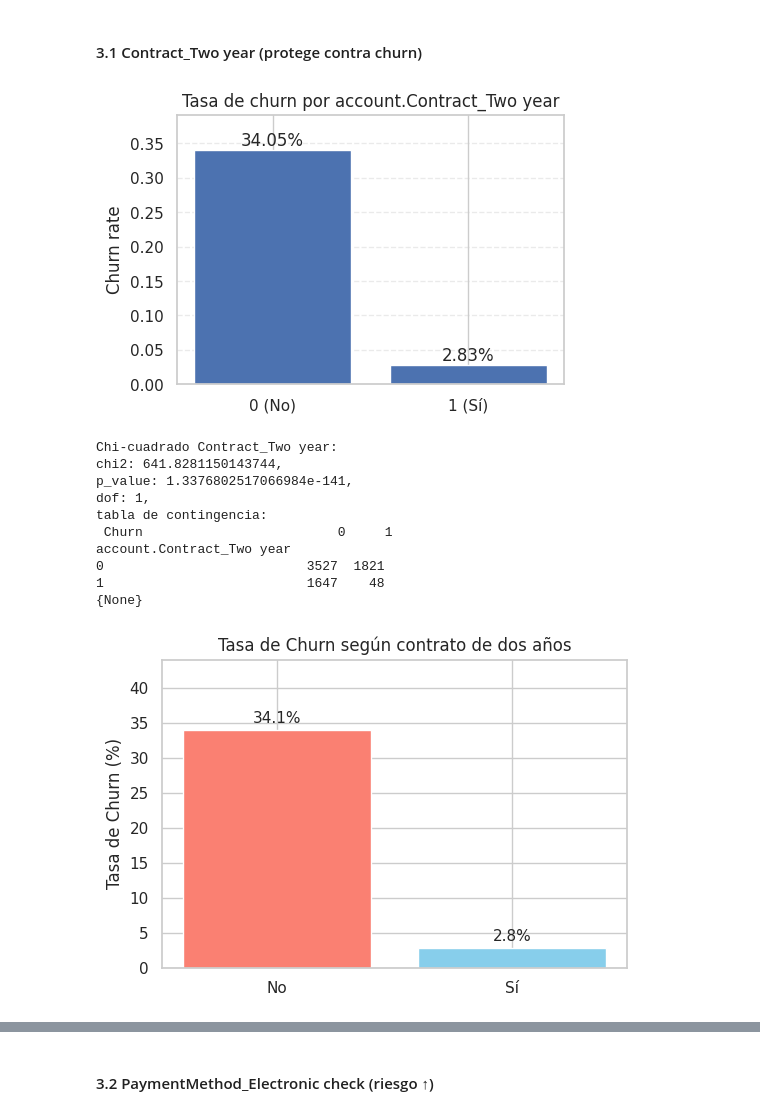
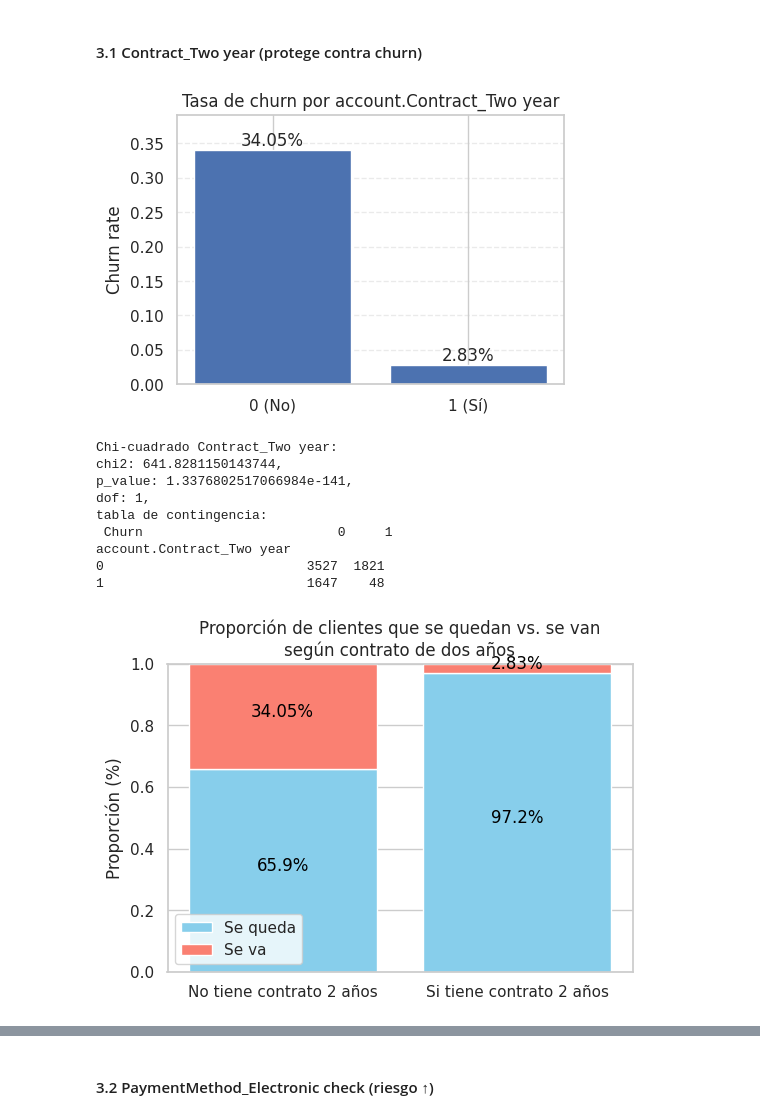
Before and after one commit to Tecindes/ChakkengeONE, a Jupyter notebook: TelecomX_parte2_latam.ipynb, the cells around one changed output, grey strips where cells are left out. Saved outputs shown, nothing was run; the diff lists cells and outputs as text; code cells hidden in the pictures.

```diff
--- a/TelecomX_parte2_latam.ipynb
+++ b/TelecomX_parte2_latam.ipynb
@@ -1058,7 +1061,7 @@ Este patrón puede indicar que:
 # %%
 plot_churn_rate_by_dummy(df_encoded, 'account.Contract_Two year')
 print("Chi-cuadrado Contract_Two year:")
-print(chi_square_for_dummy(df_encoded, 'account.Contract_Two year'))
+chi_square_for_dummy(df_encoded, 'account.Contract_Two year')
 # %% [output]
 [figure]
 Chi-cuadrado Contract_Two year:
@@ -1070,35 +1073,41 @@ tabla de contingencia:
 account.Contract_Two year
 0                          3527  1821
 1                          1647    48
-{None}
 # %%
 import pandas as pd
 import matplotlib.pyplot as plt
 
-# Tabla de contingencia
+# Datos originales
+
 data = {
-    'Contract_Two_year': ['No', 'Sí'],
+    'Contract_Two_year': ['No tiene contrato 2 años', 'Si tiene contrato 2 años'],
     'Churn=0': [3527, 1647],
     'Churn=1': [1821, 48]
 }
 
 df_contract = pd.DataFrame(data)
 
-# Calcular porcentaje de Churn
-df_contract['Total'] = df_contract['Churn=0'] + df_contract['Churn=1']
-df_contract['ChurnRate'] = (df_contract['Churn=1'] / df_contract['Total']) * 100
+# Calcular proporciones
+df_contract['Churn0_pct'] = df_contract['Churn=0'] / (df_contract['Churn=0'] + df_contract['Churn=1'])
+df_contract['Churn1_pct'] = df_contract['Churn=1'] / (df_contract['Churn=0'] + df_contract['Churn=1'])
 
-# Gráfico
+# Gráfico apilado 100%
 plt.figure(figsize=(6,4))
-plt.bar(df_contract['Contract_Two_year'], df_contract['ChurnRate'], color=['salmon','skyblue'])
-plt.ylabel('Tasa de Churn (%)')
-plt.title('Tasa de Churn según contrato de dos años')
-for i, rate in enumerate(df_contract['ChurnRate']):
-    plt.text(i, rate + 1, f"{rate:.1f}%", ha='center', fontsize=11)
-plt.ylim(0, max(df_contract['ChurnRate']) + 10)
+plt.bar(df_contract['Contract_Two_year'], df_contract['Churn0_pct'], color='skyblue', label='Se queda')
+plt.bar(df_contract['Contract_Two_year'], df_contract['Churn1_pct'], bottom=df_contract['Churn0_pct'], color='salmon', label='Se va')
+
+# Etiquetas
+for i in range(len(df_contract)):
+    plt.text(i, df_contract['Churn0_pct'][i]/2, f"{df_contract['Churn0_pct'][i]*100:.1f}%", ha='center', color='black')
+    plt.text(i, df_contract['Churn0_pct'][i] + df_contract['Churn1_pct'][i]/2, f"{df_contract['Churn1_pct'][i]*100:.2f}%", ha='center', color='black')
+
+plt.ylabel('Proporción (%)')
+plt.title('Proporción de clientes que se quedan vs. se van\nsegún contrato de dos años')
+plt.ylim(0, 1)
+plt.legend()
 plt.show()
 # %% [output]
-[figure, old version]
+[figure, new version]
 # %%
 import pandas as pd
 import matplotlib.pyplot as plt
```
Also changed, not shown: parts of 12 cells of this notebook.
